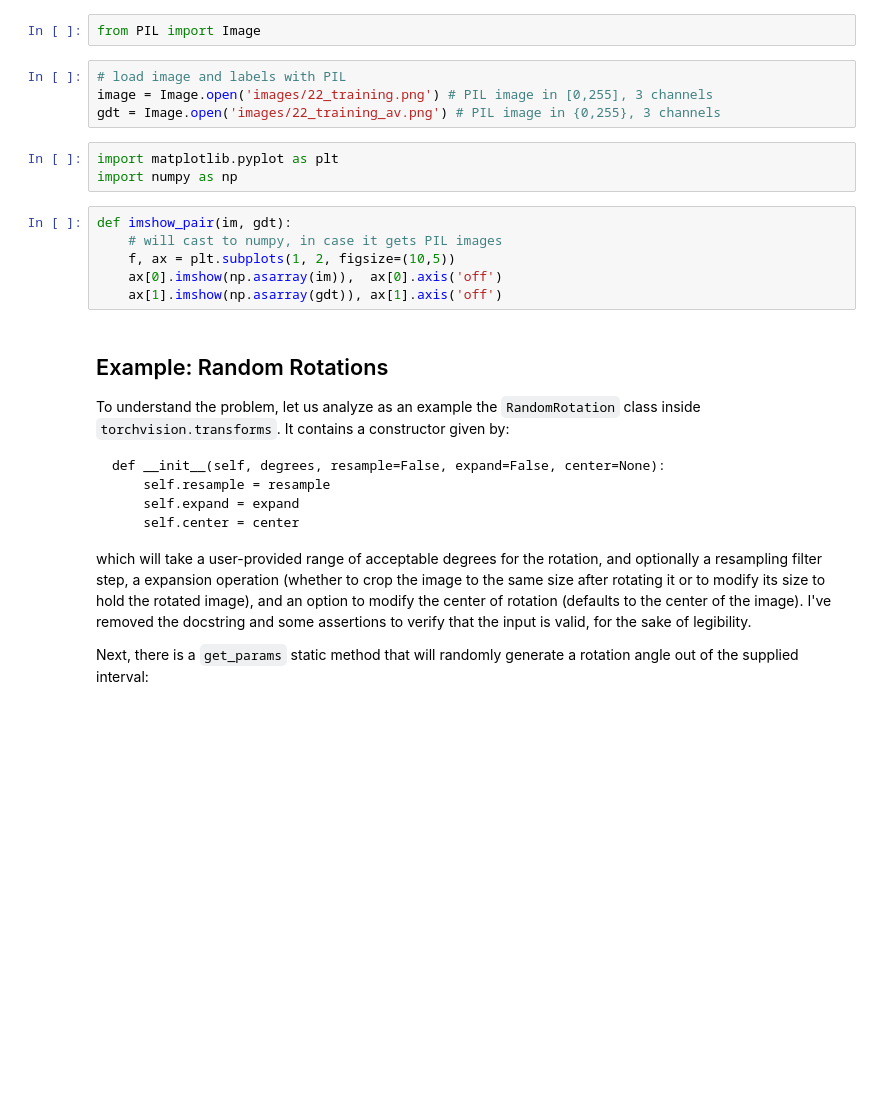
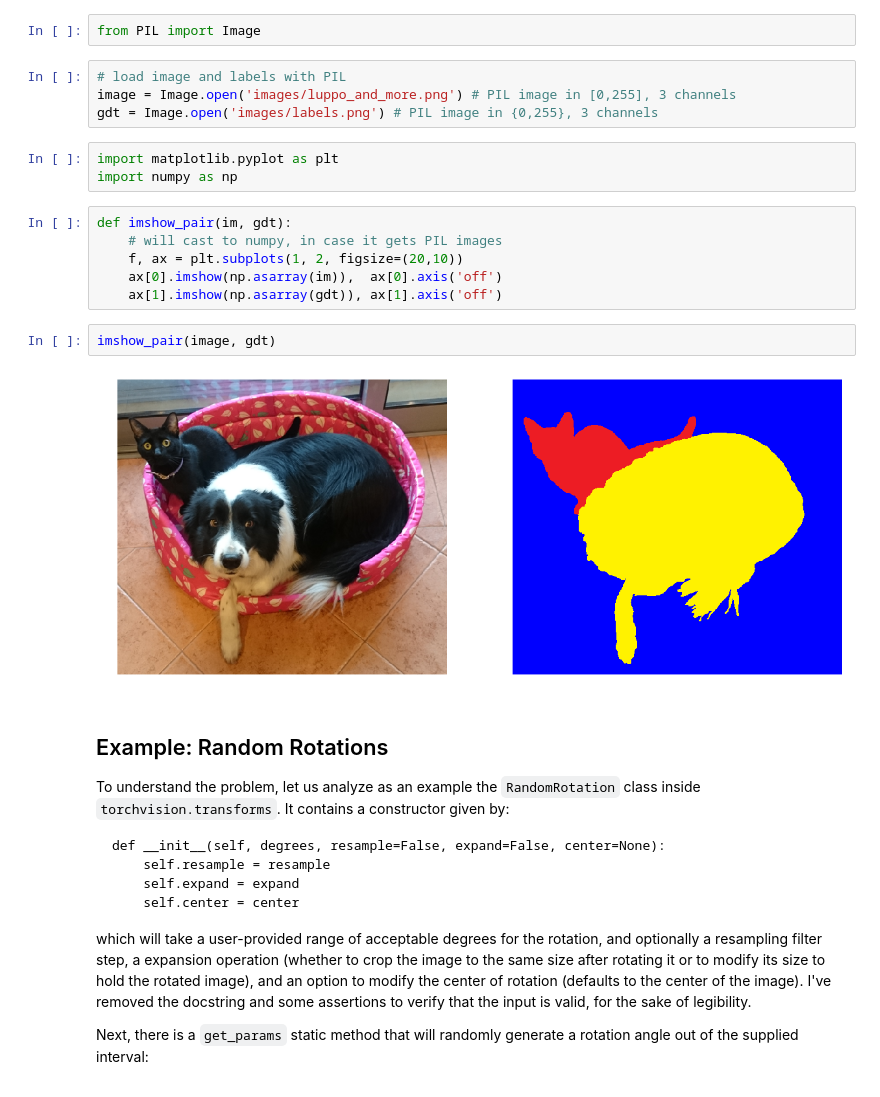
Before and after one commit to agaldran/torchvision_paired_transforms, a Jupyter notebook: paired_transforms_pytorch0.4.ipynb, the cells around one changed output. Drawn from its saved outputs; the diff is of its cells as text; blank space fills up the shorter version.

```diff
--- a/paired_transforms_pytorch0.4.ipynb
+++ b/paired_transforms_pytorch0.4.ipynb
@@ -11,17 +11,21 @@ The favored solution according to this seems to be a work-around in the main par
 from PIL import Image
 # %%
 # load image and labels with PIL
-image = Image.open('images/22_training.png') # PIL image in [0,255], 3 channels
-gdt = Image.open('images/22_training_av.png') # PIL image in {0,255}, 3 channels
+image = Image.open('images/luppo_and_more.png') # PIL image in [0,255], 3 channels
+gdt = Image.open('images/labels.png') # PIL image in {0,255}, 3 channels
 # %%
 import matplotlib.pyplot as plt
 import numpy as np
 # %%
 def imshow_pair(im, gdt):
     # will cast to numpy, in case it gets PIL images
-    f, ax = plt.subplots(1, 2, figsize=(10,5))
+    f, ax = plt.subplots(1, 2, figsize=(20,10))
     ax[0].imshow(np.asarray(im)),  ax[0].axis('off')
     ax[1].imshow(np.asarray(gdt)), ax[1].axis('off')
+# %%
+imshow_pair(image, gdt)
+# %% [output]
+[figure, added]
 # %% [markdown]
 ## Example: Random Rotations
 To understand the problem, let us analyze as an example the `RandomRotation` class inside `torchvision.transforms`. It contains a constructor given by:
```
Also changed, not shown: parts of 2 cells of this notebook, 11 other files.
